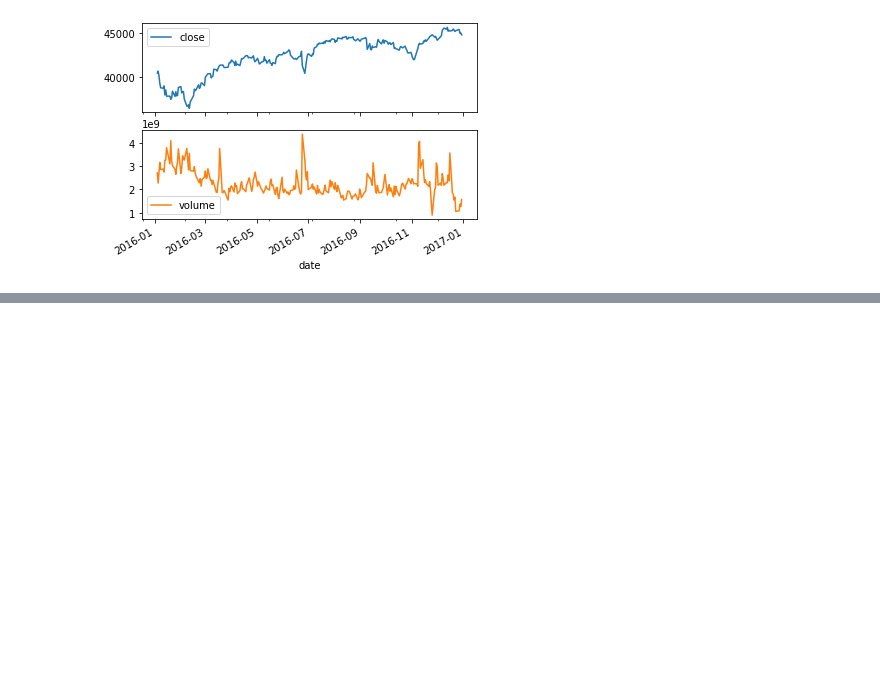
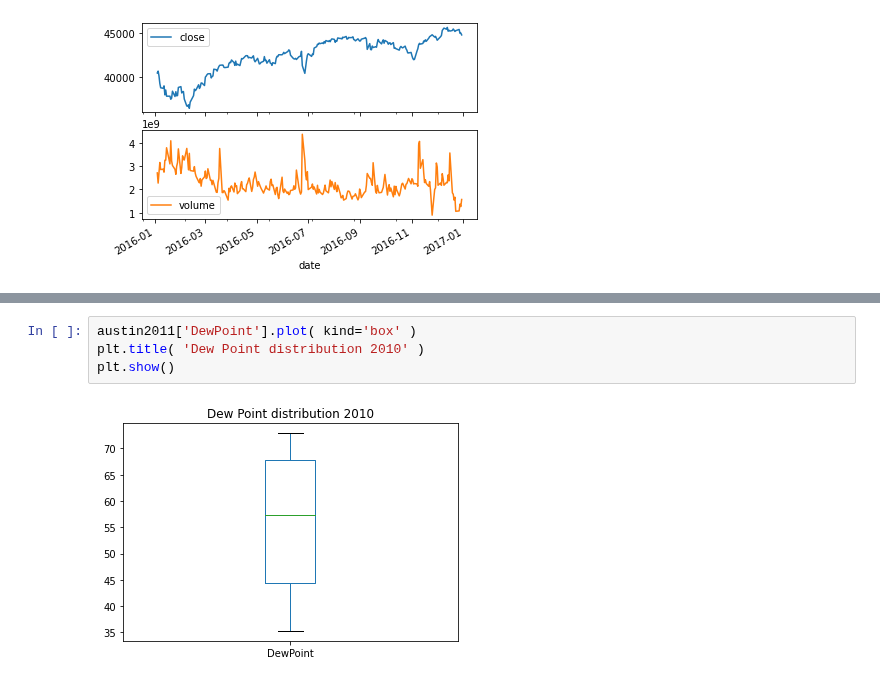
Before and after one commit to SmilodonCub/DATA602, a Jupyter notebook: pandasFoundations_notes.ipynb, the cells around one changed output, grey strips where cells are left out. Cells and saved outputs as stored; diff of their text form; blank space fills up the shorter version.

```diff
--- a/pandasFoundations_notes.ipynb
+++ b/pandasFoundations_notes.ipynb
@@ -983,0 +1218,6 @@ plt.show()
+# %%
+austin2011['DewPoint'].plot( kind='box' )
+plt.title( 'Dew Point distribution 2010' )
+plt.show()
+# %% [output]
+[figure, added]
```
Also changed, not shown: parts of 29 cells of this notebook.
